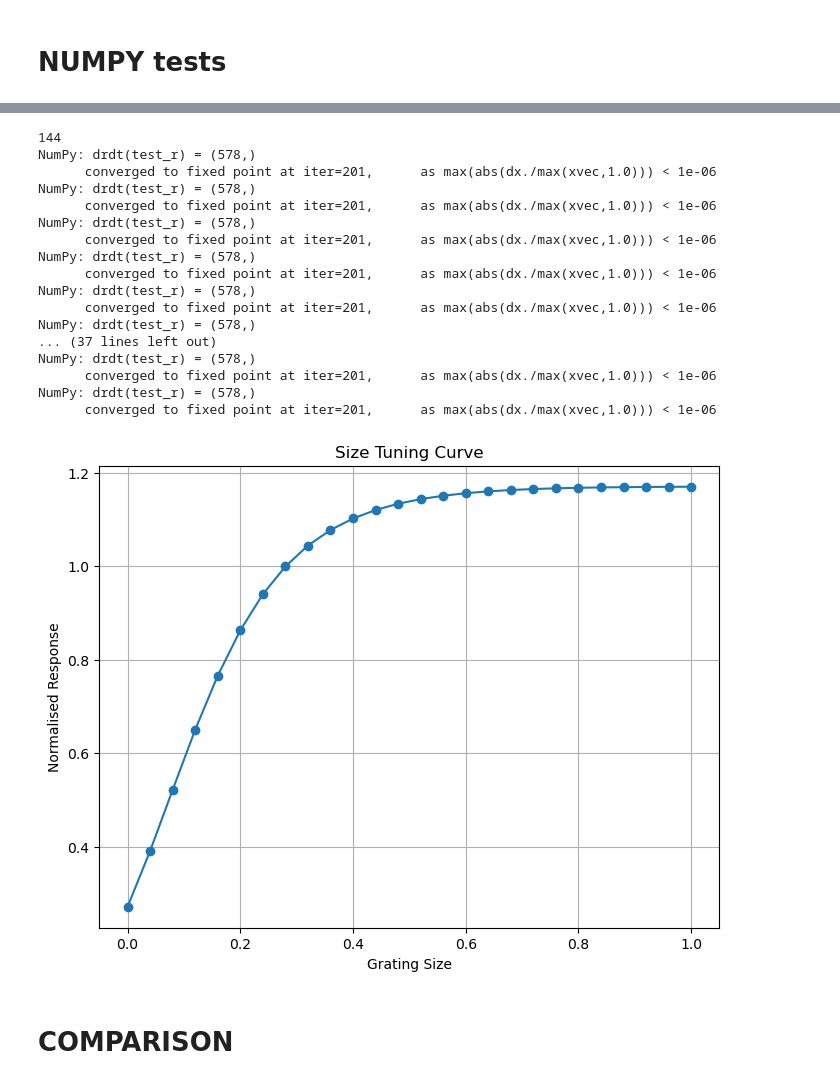
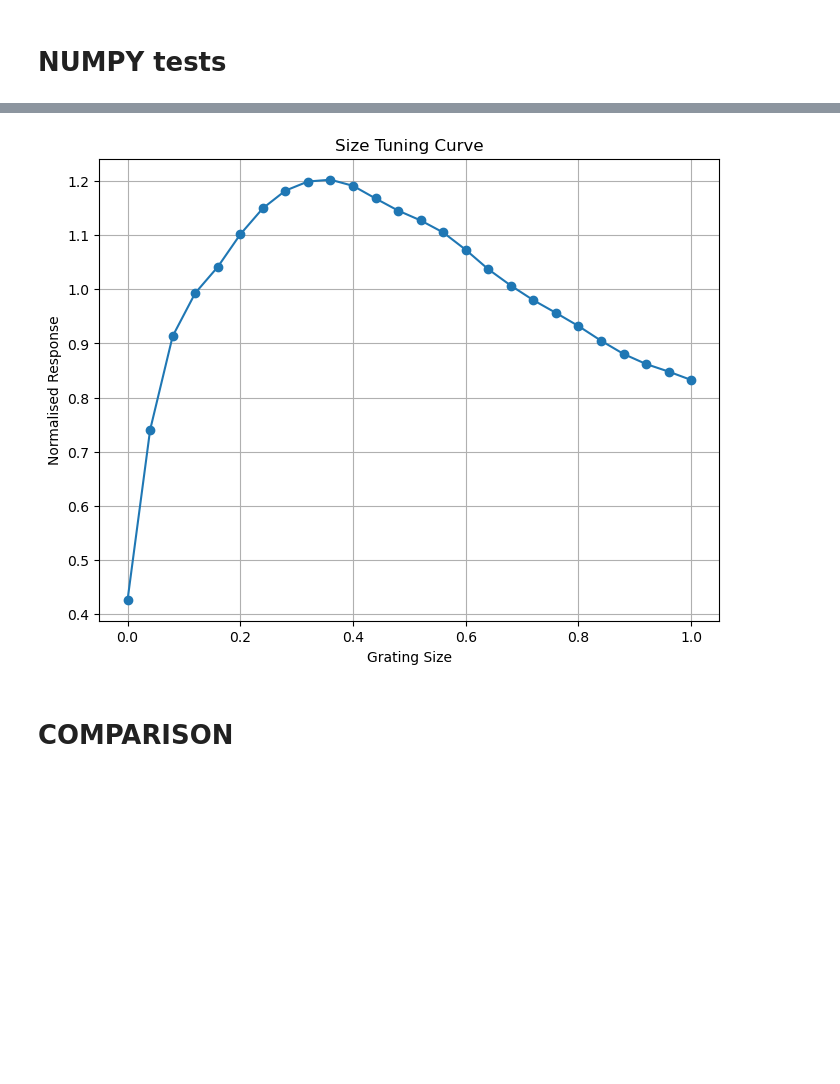
Before and after one commit to NandiniShiralkar/IIB-Project, a Jupyter notebook: SSN/main.ipynb, the cells around one changed output, grey strips where cells are left out. Saved outputs shown, nothing was run; the diff lists cells and outputs as text; code cells hidden in the pictures; blank space fills up the shorter version.

Commit message:
SSN tests

```diff
--- a/SSN/main.ipynb
+++ b/SSN/main.ipynb
@@ -78,15 +94,6 @@ plt.show()
 # %%
-sigma_RF = 0.1
-ori_s = 45
-sig_ori_EF = 32
-gE = 1
-gI = 1
-contrast = 0.5
-
 # Define the grid size and identify the central neuron
-grid_size = 100
 central_neuron_idx = ssn_2d_topo.center_inds[0]
-print(central_neuron_idx)
 
 # Define different sizes for the grating stimuli
 sizes = torch.arange(0, 1.01, 0.04)
@@ -94,10 +101,10 @@ responses = []
 
 for size in sizes:
     # Generate grating stimulus for each size
-    inp_vec_grating = ssn_2d_topo.make_grating_input(size.item(), sigma_RF, ori_s=ori_s, sig_ori_EF=sig_ori_EF, gE=gE, gI=gI, contrast=contrast)
+    inp_vec_grating = ssn_2d_topo.make_grating_input(size.item(), ori_s=orientation, contrast=contrast,**input_pars)
 
     # Compute the fixed point response
-    r_fp_grating, _ = ssn_2d_topo.fixed_point_r(inp_vec_grating, r_init, Tmax, dt, xtol)
+    r_fp_grating, _ = ssn_2d_topo.fixed_point_r(inp_vec_grating,verbose=False)
 
     # Extract the response of the central neuron
     central_neuron_response = r_fp_grating[central_neuron_idx]
@@ -140,10 +130,10 @@ from SSN_numpy import _SSN_Base, SSN2DTopoV1, Euler2fixedpt
 # %%
 # Connection parameters for NumPy
 conn_pars_numpy = {
-    'J_2x2': np.array([[1.82650658, 0.68194475], [2.06815311, 0.5106321]]),
-    's_2x2': np.array([[0.2, 0.4], [0.09, 0.09]]),
-    'p_local': [0.14,0.7],
-    'sigma_oris': 1000
+    'J_2x2': np.array([[1.124, -0.931], [1.049, -0.537]]) *np.pi * psi.numpy(),
+    's_2x2': np.array([[0.2955, 0.09], [0.5542, 0.09]]),
+    'p_local': [0.72,0.7],
+    'sigma_oris': 45
 }
 # %%
 ssn_numpy = SSN2DTopoV1(n=n, k=k, tauE=tauE, tauI=tauI, grid_pars=grid_pars,  conn_pars=conn_pars_numpy)
@@ -193,64 +185,35 @@ plt.colorbar()
 # %%
-# Constants
-
-
-sigma_RF = 0.1
-ori_s = 45
-sig_ori_EF = 32
-gE = 1
-gI = 1
-contrast = 0.5
-
-# Define the grid size and identify the central neuron
-grid_size = 100
+# identify the central neuron
 central_neuron_idx = ssn_numpy.center_inds[0]
-print(central_neuron_idx)
 
 # Define different sizes for the grating stimuli
 sizes = np.arange(0, 1.01, 0.04)
 responses_np = []
 
 for size in sizes:
     # Generate grating stimulus for each size
-    inp_vec_grating = ssn_numpy.make_grating_input(size, sigma_RF, ori_s=ori_s, sig_ori_EF=sig_ori_EF, gE=gE, gI=gI, contrast=contrast)
+    inp_vec_grating = ssn_numpy.make_grating_input(size, ori_s=orientation, contrast=contrast,**input_pars)
 
     # Compute the fixed point response
-    r_fp_grating, _ = ssn_numpy.fixed_point_r(inp_vec_grating, r_init_numpy, Tmax, dt, xtol)
+    r_fp_grating, _ = ssn_numpy.fixed_point_r(inp_vec_grating, verbose=False)
 
     # Extract the response of the central neuron
     central_neuron_response = r_fp_grating[central_neuron_idx]
     responses_np.append(central_neuron_response)
 
 responses_np = np.array(responses_np)
 responses_np /= np.mean(responses_np)
 
 # Plot the size tuning curve
 plt.figure(figsize=(8, 6))
 plt.plot(sizes, responses_np, marker='o')
 plt.xlabel('Grating Size')
 plt.ylabel('Normalised Response')
 plt.title('Size Tuning Curve')
 plt.grid(True)
 plt.show()
 # %% [output]
-144
-NumPy: drdt(test_r) = (578,)
-      converged to fixed point at iter=201,      as max(abs(dx./max(xvec,1.0))) < 1e-06
-NumPy: drdt(test_r) = (578,)
-      converged to fixed point at iter=201,      as max(abs(dx./max(xvec,1.0))) < 1e-06
-NumPy: drdt(test_r) = (578,)
-      converged to fixed point at iter=201,      as max(abs(dx./max(xvec,1.0))) < 1e-06
-NumPy: drdt(test_r) = (578,)
-      converged to fixed point at iter=201,      as max(abs(dx./max(xvec,1.0))) < 1e-06
-NumPy: drdt(test_r) = (578,)
-      converged to fixed point at iter=201,      as max(abs(dx./max(xvec,1.0))) < 1e-06
-NumPy: drdt(test_r) = (578,)
-... (37 lines left out)
-NumPy: drdt(test_r) = (578,)
-      converged to fixed point at iter=201,      as max(abs(dx./max(xvec,1.0))) < 1e-06
-NumPy: drdt(test_r) = (578,)
-      converged to fixed point at iter=201,      as max(abs(dx./max(xvec,1.0))) < 1e-06
-[figure, old version]
+[figure, new version]
 # %% [markdown]
 # COMPARISON
 # %%
```
Also changed, not shown: parts of 12 cells of this notebook, 3 other files.
